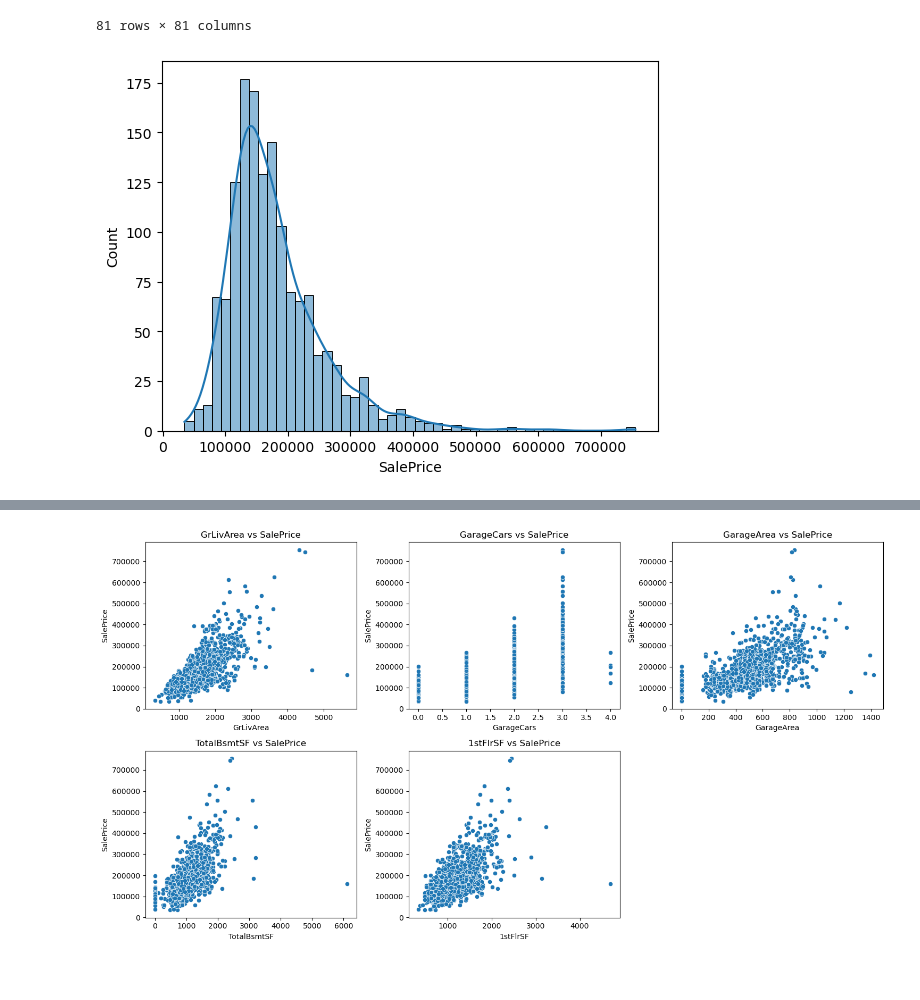
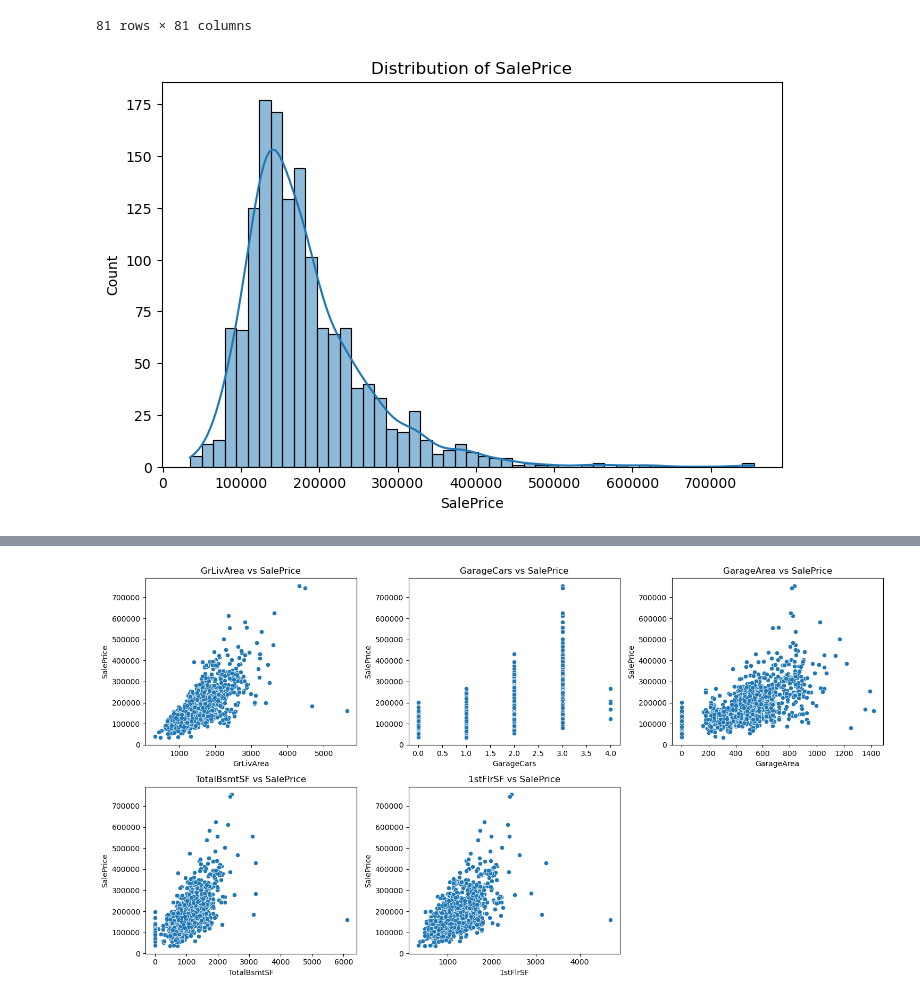
Before and after one commit to mpzamos0297/HousePrices, a Jupyter notebook: Cleaning.ipynb, the cells around one changed output, grey strips where cells are left out. Cells and saved outputs as stored; diff of their text form; code cells hidden in the pictures.

```diff
--- a/Cleaning.ipynb
+++ b/Cleaning.ipynb
@@ -198,7 +220,9 @@ blank_rows
 81 rows × 81 columns
 # %%
 # Plot the distribution of the target variable 'SalePrice'
-sns.histplot(df["SalePrice"], kde=True)
+plt.figure(figsize=(8,5))
+sns.histplot(df['SalePrice'], kde=True)
+plt.title("Distribution of SalePrice")
 plt.show()
 # %% [output]
-[figure, old version]
+[figure, new version]
```
Also changed, not shown: parts of 31 cells of this notebook.
